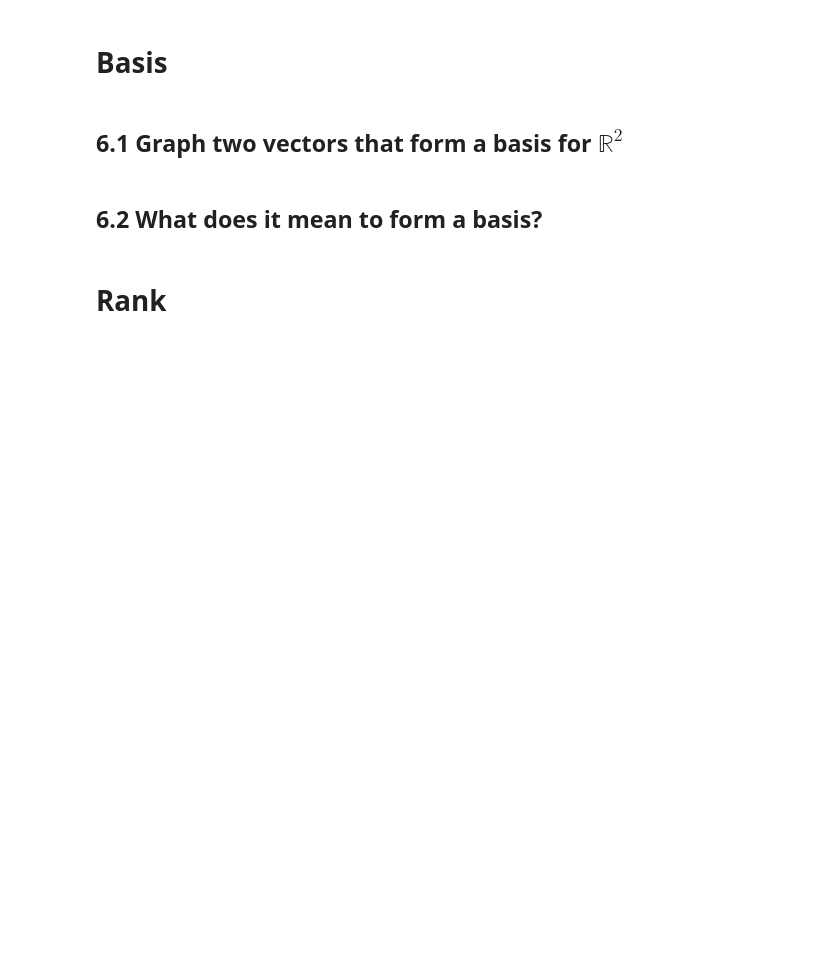
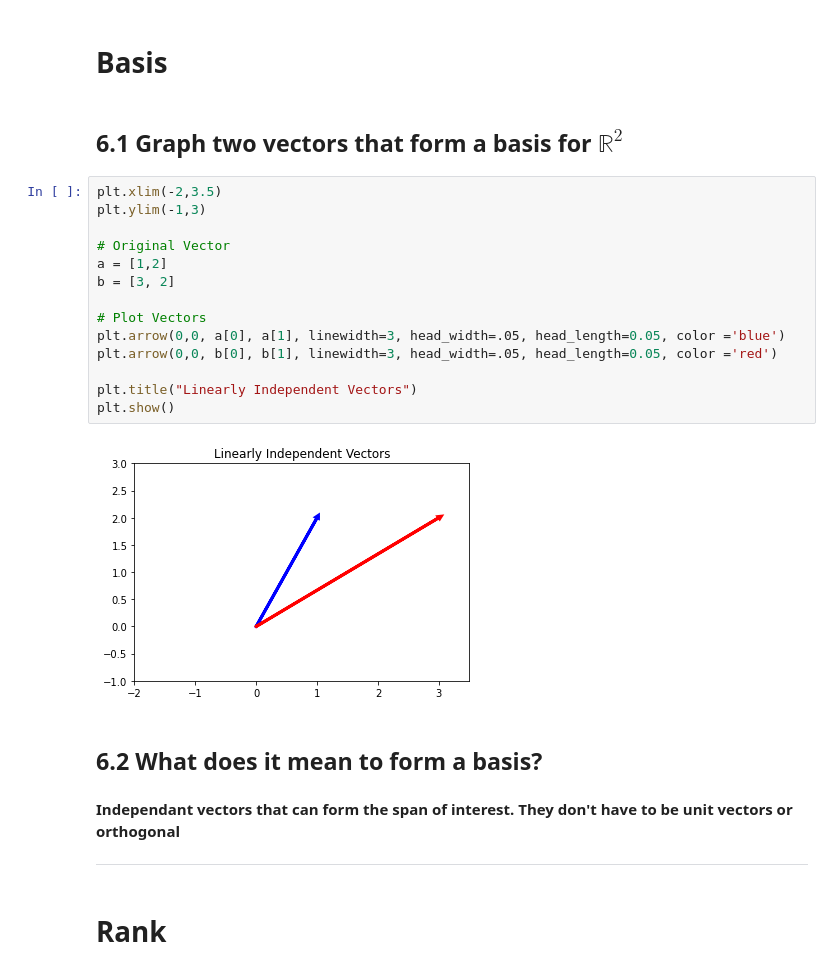
Before and after one commit to skhabiri/DS-Unit-1-Sprint-3-Linear-Algebra, a Jupyter notebook: module2-intermediate-linear-algebra/skhabiri_LS_DS_132_Intermediate_Linear_Algebra_Assignment.ipynb, the cells around one changed output. Saved outputs shown, nothing was run; the diff lists cells and outputs as text; blank space fills up the shorter version.

```diff
--- a/module2-intermediate-linear-algebra/skhabiri_LS_DS_132_Intermediate_Linear_Algebra_Assignment.ipynb
+++ b/module2-intermediate-linear-algebra/skhabiri_LS_DS_132_Intermediate_Linear_Algebra_Assignment.ipynb
@@ -145,8 +365,28 @@ n = \begin{bmatrix} 4 & 8  & 2\end{bmatrix}
 # Basis
 # %% [markdown]
 ## 6.1 Graph two vectors that form a basis for $\mathbb{R}^2$
+# %%
+plt.xlim(-2,3.5)
+plt.ylim(-1,3)
+
+# Original Vector
+a = [1,2]
+b = [3, 2]
+
+# Plot Vectors
+plt.arrow(0,0, a[0], a[1], linewidth=3, head_width=.05, head_length=0.05, color ='blue')
+plt.arrow(0,0, b[0], b[1], linewidth=3, head_width=.05, head_length=0.05, color ='red')
+
+plt.title("Linearly Independent Vectors")
+plt.show()
+# %% [output]
+[figure, added]
 # %% [markdown]
 ## 6.2 What does it mean to form a basis?
+# %% [markdown]
+**Independant vectors that can form the span of interest. They don't have to be unit vectors or orthogonal**
+
+---
 # %% [markdown]
 # Rank
 # %% [markdown]
```
Also changed, not shown: parts of 29 cells of this notebook.
